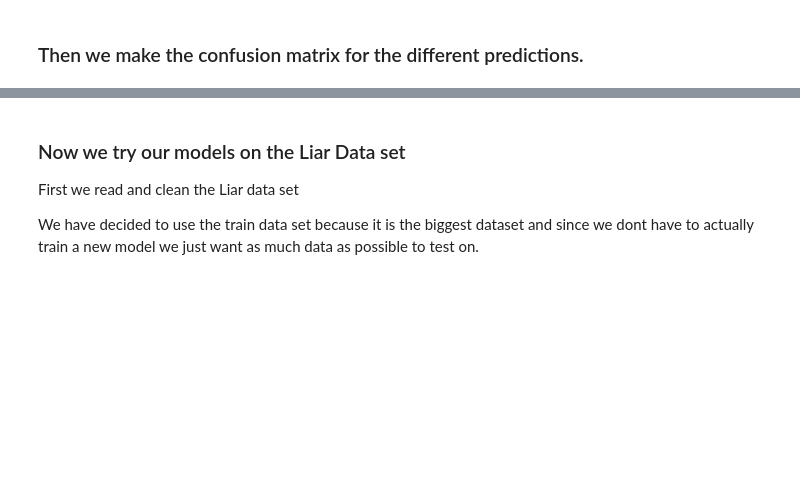
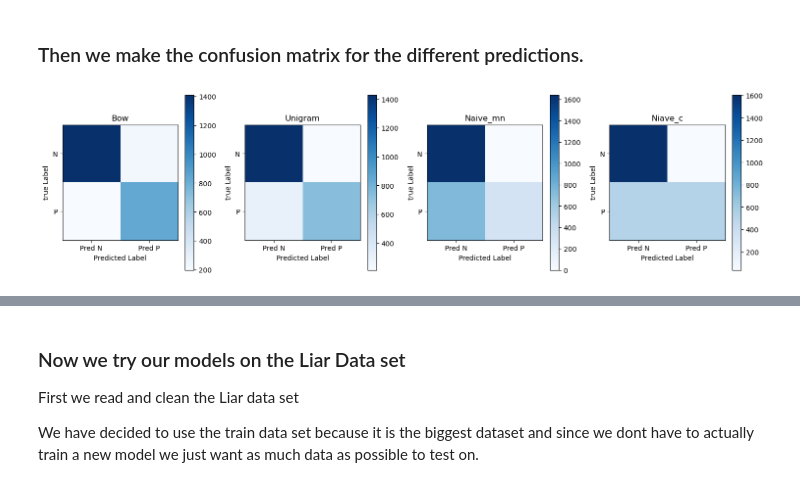
Before and after one commit to Alex5848/Fake-News-Project, a Jupyter notebook: Data_procesisng.ipynb, the cells around one changed output, grey strips where cells are left out. Saved outputs shown, nothing was run; the diff lists cells and outputs as text; code cells hidden in the pictures; blank space fills up the shorter version.

```diff
--- a/Data_procesisng.ipynb
+++ b/Data_procesisng.ipynb
@@ -237,7 +251,7 @@ print(f"Accuracy score: {accuracy_score(y_val, unigram_pred_int)} \n f1_score:{f
 # %% [markdown]
 ### We start by making more advanced features and use the TF-IDF bigram
 # %%
-tfidf_vect_ngram = TfidfVectorizer(ngram_range=(1,2))
+tfidf_vect_ngram = TfidfVectorizer(ngram_range=(2,2))
 tfidf_vect_ngram.fit(df["content"])
 
 X_train_tfidf_ngram =  tfidf_vect_ngram.transform(X_train["content"])
@@ -291,20 +370,27 @@ print(f"Naive Bayes Complement \n Accuracy score: {accuracy_score(y_test, naive_
 # %% [markdown]
 ### Then we make the confusion matrix for the different predictions.
 # %%
-plt.figure(figsize=(15, 4))
-predictions = {"Bow":lreg_bow_pred_int,"Unigram":unigram_pred_int, "Naive_mn":naive_mn_pred_int, "Niave_c":naive_c_pred_int}
+def plot_cm (predictions, ground_truth):
+    plt.figure(figsize=(15, 4))
 
-for i, (name, pred) in enumerate(predictions.items()):
-    cm = confusion_matrix(y_test, pred)
 
-    plt.subplot(1, 4, i + 1)
-    plt.imshow(cm, interpolation='nearest', cmap=plt.cm.Blues)
-    plt.title(f"{name}")
-    plt.colorbar()
-    plt.xticks([0, 1], ["Pred N", "Pred P"])
-    plt.yticks([0, 1], ["N", "P"])
-    plt.xlabel("Predicted Label")
-    plt.ylabel("true Label")
+    for i, (name, pred) in enumerate(predictions.items()):
+        cm = confusion_matrix(ground_truth, pred)
 
-plt.tight_layout()
-plt.show()
+        plt.subplot(1, len(predictions), i + 1)
+        plt.imshow(cm, interpolation='nearest', cmap=plt.cm.Blues)
+        plt.title(f"{name}")
+        plt.colorbar()
+        plt.xticks([0, 1], ["Pred N", "Pred P"])
+        plt.yticks([0, 1], ["N", "P"])
+        plt.xlabel("Predicted Label")
+        plt.ylabel("true Label")
+
+    plt.tight_layout()
+    plt.show()
+# %%
+predictions_fakeNews_simple = {"Bow":lreg_bow_pred_int,"Unigram":unigram_pred_int, "Naive_mn":naive_mn_pred_int, "Niave_c":naive_c_pred_int}
+# %%
+plot_cm(predictions_fakeNews_simple, y_test)
+# %% [output]
+[figure, added]
```
Also changed, not shown: parts of 37 cells of this notebook, 1 other file.
